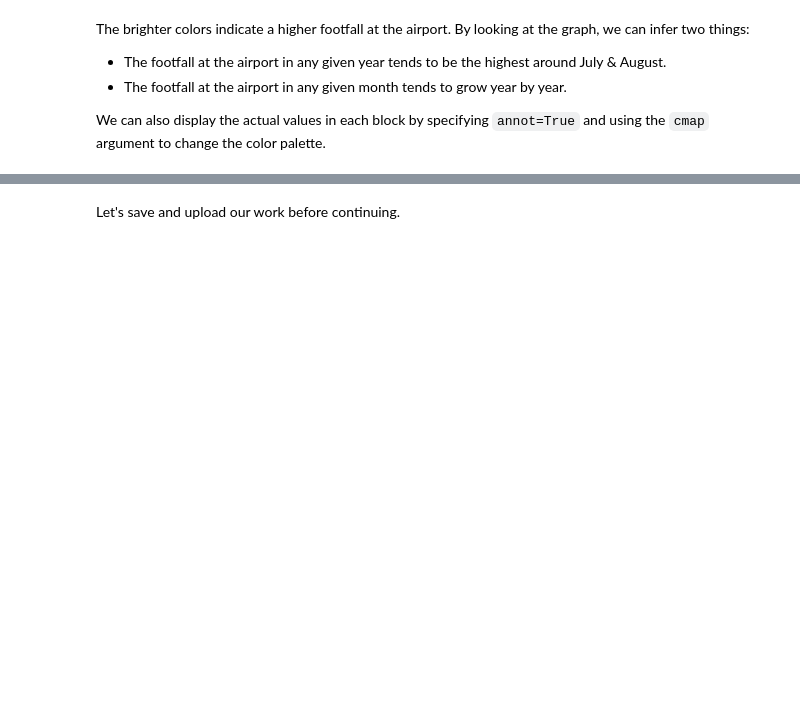
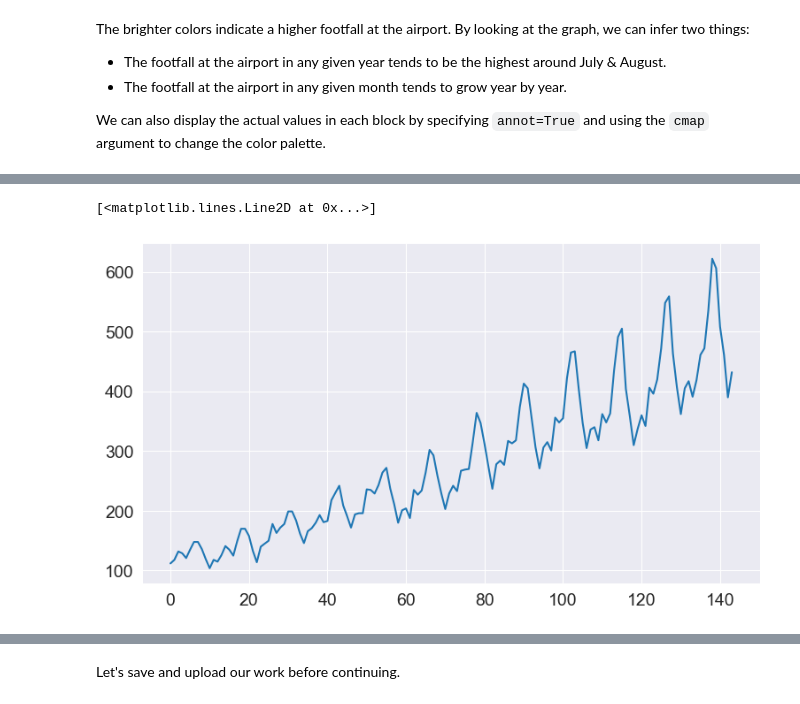
Before and after one commit to Adamebisu/learning-and-small-projects, a Jupyter notebook: Data Science/Analysis & Visualization/Learning/python-matplotlib-data-visualization.ipynb, the cells around one changed output, grey strips where cells are left out. Drawn from its saved outputs; the diff is of its cells as text; code cells hidden in the pictures; blank space fills up the shorter version.

```diff
--- a/Data Science/Analysis & Visualization/Learning/python-matplotlib-data-visualization.ipynb
+++ b/Data Science/Analysis & Visualization/Learning/python-matplotlib-data-visualization.ipynb
@@ -529,0 +530,6 @@ sns.heatmap(flights_df, fmt="d", annot=True, cmap='Blues');
+# %%
+df = sns.load_dataset('flights')
+plt.plot(df.passengers)
+# %% [output]
+[<matplotlib.lines.Line2D at 0x...>]
+[figure, added]
```
Also changed, not shown: parts of 6 cells of this notebook.
